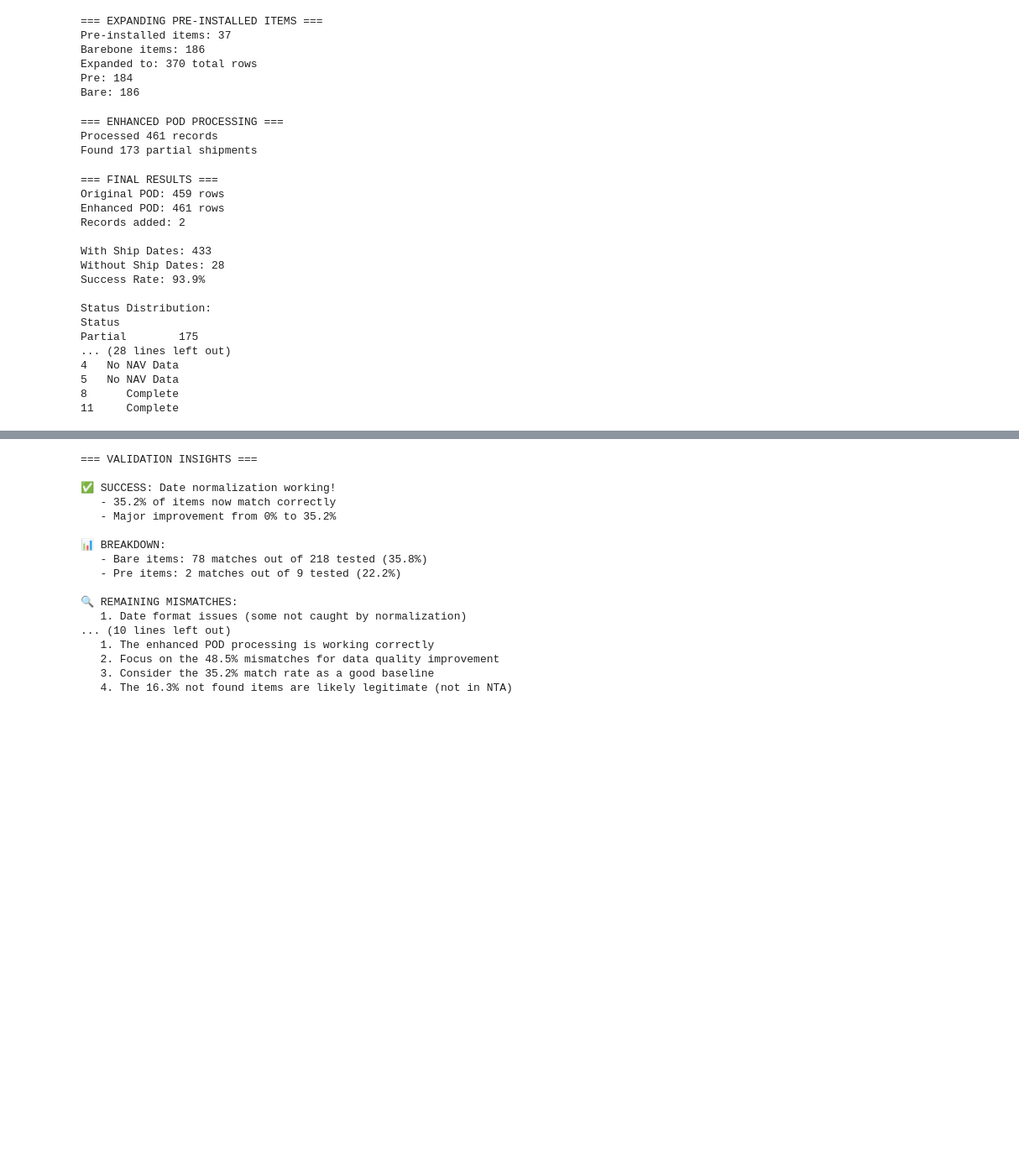
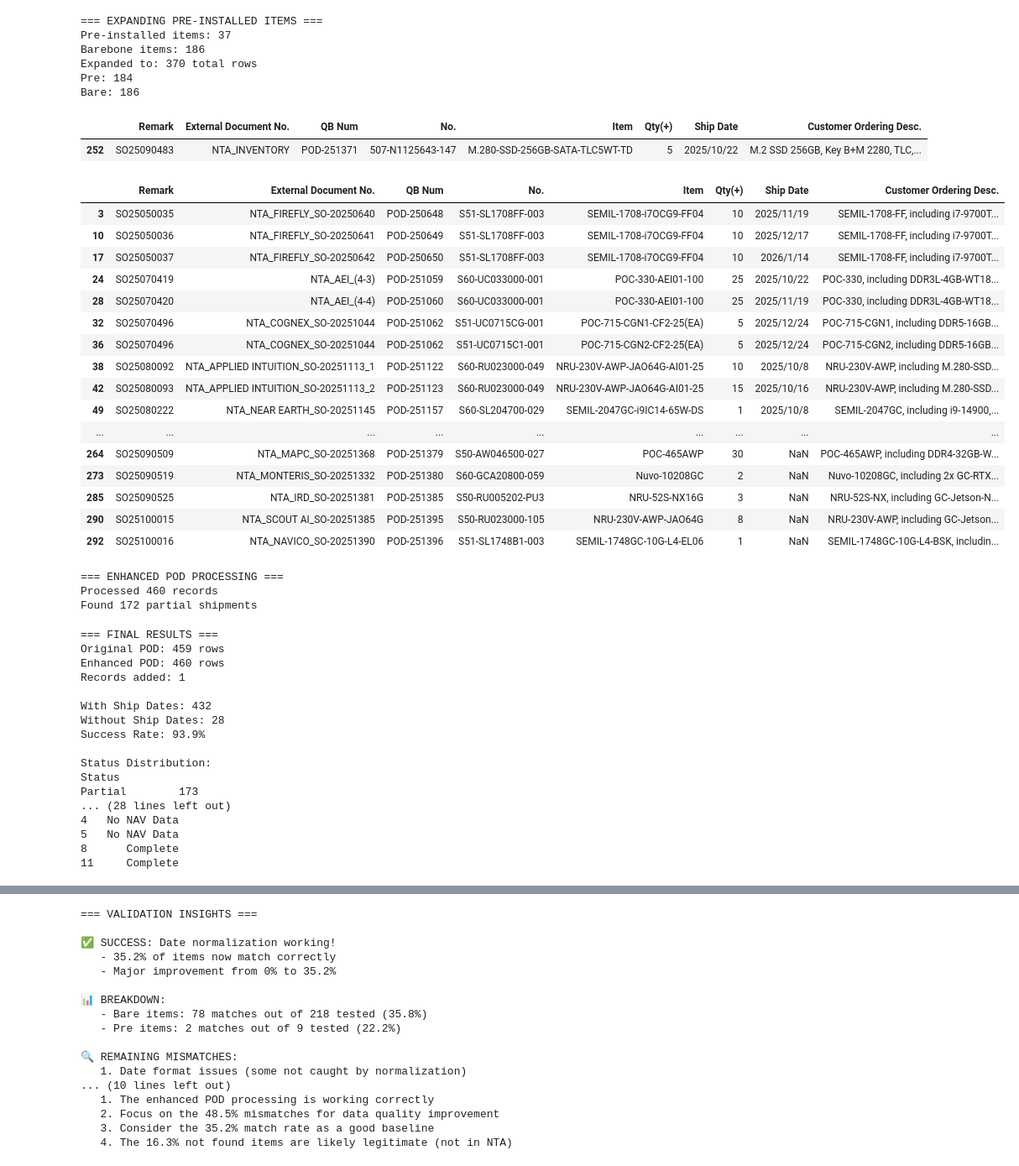
Before and after one commit to playoung2818/POD_NAV, a Jupyter notebook: POD_NAV(ZC).ipynb, the cells around one changed output, grey strips where cells are left out. Shown at 84% size. Saved outputs shown, nothing was run; the diff lists cells and outputs as text; code cells hidden in the pictures; blank space fills up the shorter version.

```diff
--- a/POD_NAV(ZC).ipynb
+++ b/POD_NAV(ZC).ipynb
@@ -4,13 +4,14 @@ import pandas as pd
 import re
 
 # Item name mappings
-pod_mappings = {
+QB_mappings = {
     'M.280-SSD-256GB-PCIe44-TLC5WT-T': 'M.280-SSD-256GB-PCIe44-TLC5WT-TD',
     'M.280-SSD-512GB-PCIe44-TLC5WT-T': 'M.280-SSD-512GB-PCIe44-TLC5WT-TD',
     'M.242-SSD-256GB-PCIe34-TLC5WT-T': 'M.242-SSD-256GB-PCIe34-TLC5WT-TD',
     'M.242-SSD-512GB-PCIe34-TLC5WT-T': 'M.242-SSD-512GB-PCIe34-TLC5WT-TD',
     'M.242-SSD-128GB-PCIe34-TLC5WT-T': 'M.242-SSD-128GB-PCIe34-TLC5WT-TD',
     'Cblkit-FP-NRU-230V-AWP_NRU-240S': 'Cblkit-FP-NRU-230V-AWP_NRU-240S-AWP',
+    'Cbl-M12A5F-OT2-B-Red-Fuse-100CM': 'Cbl-M12A5F-OT2-Black-Red-Fuse-100CM'
 }
 
 NAV_mappings = {
@@ -40,14 +41,14 @@ pod.dropna(thresh=5, inplace=True)
 pod['Item'] = pod['Item'].str.split(':').str[1]
 pod = pod[pod['Item'] != 'Engineer Service- COS']
 pod = pod[pod['Item'] != 'RMA Services']
-pod['Item'] = pod['Item'].replace(pod_mappings)
+pod['Item'] = pod['Item'].replace(QB_mappings)
 pod['QB Num'] = pod['QB Num'].str.split('(').str[0]
 for col in ['Order Date', 'Deliv Date']:
     pod[col] = pd.to_datetime(pod[col]).dt.strftime('%Y/%m/%d')
 
 # Load and process NAV data
 nav = pd.read_csv("Sales Date return platform.csv", usecols=['Document No.', "Customer PO No.", "Customer Ordering Model",
-                                                             "OP Estimated Shipping Date", "Quantity", "No.",
+                                                             "OP Estimated Shipping Date", "Quantity", "No.", "External Document No.",
                                                              "Customer Ordering Desc."], encoding='utf-8')
 nav.rename(columns={"Customer PO No.": "QB Num", "Customer Ordering Model": "Item", 'Document No.': "Remark",
                     "OP Estimated Shipping Date": "Ship Date", "Quantity": "Qty(+)"}, inplace=True)
@@ -117,6 +120,36 @@ Barebone items: 186
 Expanded to: 370 total rows
 Pre: 184
 Bare: 186
+# %%
+Bare_NAV[Bare_NAV['Item'] == 'M.280-SSD-256GB-SATA-TLC5WT-TD']
+# %% [output]
+|  | Remark | External Document No. | QB Num | No. | Item | Qty(+) | Ship Date | Customer Ordering Desc. |
+| 252 | SO25090483 | NTA_INVENTORY | POD-251371 | 507-N1125643-147 | M.280-SSD-256GB-SATA-TLC5WT-TD | 5 | 2025/10/22 | M.2 SSD 256GB, Key B+M 2280, TLC,... |
+# %%
+Pre_NAV
+
+# mask = Pre_NAV['No.'].eq('S50-RU022000-PU7')
+
+# with pd.option_context('display.max_colwidth', None, 'display.width', 2000):
+#     print(Pre_NAV.loc[mask, ['Customer Ordering Desc.']].to_string(index=False))
+# %% [output]
+|  | Remark | External Document No. | QB Num | No. | Item | Qty(+) | Ship Date | Customer Ordering Desc. |
+| 3 | SO25050035 | NTA_FIREFLY_SO-20250640 | POD-250648 | S51-SL1708FF-003 | SEMIL-1708-i7OCG9-FF04 | 10 | 2025/11/19 | SEMIL-1708-FF, including i7-9700T... |
+| 10 | SO25050036 | NTA_FIREFLY_SO-20250641 | POD-250649 | S51-SL1708FF-003 | SEMIL-1708-i7OCG9-FF04 | 10 | 2025/12/17 | SEMIL-1708-FF, including i7-9700T... |
+| 17 | SO25050037 | NTA_FIREFLY_SO-20250642 | POD-250650 | S51-SL1708FF-003 | SEMIL-1708-i7OCG9-FF04 | 10 | 2026/1/14 | SEMIL-1708-FF, including i7-9700T... |
+| 24 | SO25070419 | NTA_AEI_(4-3) | POD-251059 | S60-UC033000-001 | POC-330-AEI01-100 | 25 | 2025/10/22 | POC-330, including DDR3L-4GB-WT18... |
+| 28 | SO25070420 | NTA_AEI_(4-4) | POD-251060 | S60-UC033000-001 | POC-330-AEI01-100 | 25 | 2025/11/19 | POC-330, including DDR3L-4GB-WT18... |
+| 32 | SO25070496 | NTA_COGNEX_SO-20251044 | POD-251062 | S51-UC0715CG-001 | POC-715-CGN1-CF2-25(EA) | 5 | 2025/12/24 | POC-715-CGN1, including DDR5-16GB... |
+| 36 | SO25070496 | NTA_COGNEX_SO-20251044 | POD-251062 | S51-UC0715C1-001 | POC-715-CGN2-CF2-25(EA) | 5 | 2025/12/24 | POC-715-CGN2, including DDR5-16GB... |
+| 38 | SO25080092 | NTA_APPLIED INTUITION_SO-20251113_1 | POD-251122 | S60-RU023000-049 | NRU-230V-AWP-JAO64G-AI01-25 | 10 | 2025/10/8 | NRU-230V-AWP, including M.280-SSD... |
+| 42 | SO25080093 | NTA_APPLIED INTUITION_SO-20251113_2 | POD-251123 | S60-RU023000-049 | NRU-230V-AWP-JAO64G-AI01-25 | 15 | 2025/10/16 | NRU-230V-AWP, including M.280-SSD... |
+| 49 | SO25080222 | NTA_NEAR EARTH_SO-20251145 | POD-251157 | S60-SL204700-029 | SEMIL-2047GC-i9IC14-65W-DS | 1 | 2025/10/8 | SEMIL-2047GC, including i9-14900,... |
+| ... | ... | ... | ... | ... | ... | ... | ... | ... |
+| 264 | SO25090509 | NTA_MAPC_SO-20251368 | POD-251379 | S50-AW046500-027 | POC-465AWP | 30 | NaN | POC-465AWP, including DDR4-32GB-W... |
+| 273 | SO25090519 | NTA_MONTERIS_SO-20251332 | POD-251380 | S60-GCA20800-059 | Nuvo-10208GC | 2 | NaN | Nuvo-10208GC, including 2x GC-RTX... |
+| 285 | SO25090525 | NTA_IRD_SO-20251381 | POD-251385 | S50-RU005202-PU3 | NRU-52S-NX16G | 3 | NaN | NRU-52S-NX, including GC-Jetson-N... |
+| 290 | SO25100015 | NTA_SCOUT AI_SO-20251385 | POD-251395 | S50-RU023000-105 | NRU-230V-AWP-JAO64G | 8 | NaN | NRU-230V-AWP, including GC-Jetson... |
+| 292 | SO25100016 | NTA_NAVICO_SO-20251390 | POD-251396 | S51-SL1748B1-003 | SEMIL-1748GC-10G-L4-EL06 | 1 | NaN | SEMIL-1748GC-10G-L4-BSK, includin... |
 # %%
 # Enhanced POD Processing with Pre/Bare Logic
 print("=== ENHANCED POD PROCESSING ===")
@@ -183,8 +216,8 @@ print(f"Processed {len(enhanced_pod_list)} records")
 print(f"Found {len(partial_shipments)} partial shipments")
 # %% [output]
 === ENHANCED POD PROCESSING ===
-Processed 461 records
-Found 173 partial shipments
+Processed 460 records
+Found 172 partial shipments
 # %%
 # Create final enhanced POD DataFrame
 enhanced_pod_final = pd.DataFrame(enhanced_pod_list)
@@ -225,16 +258,16 @@ print(enhanced_pod_final.head())
 # %% [output]
 === FINAL RESULTS ===
 Original POD: 459 rows
-Enhanced POD: 461 rows
-Records added: 2
+Enhanced POD: 460 rows
+Records added: 1
 
-With Ship Dates: 433
+With Ship Dates: 432
 Without Ship Dates: 28
 Success Rate: 93.9%
 
 Status Distribution:
 Status
-Partial        175
+Partial        173
 ... (28 lines left out)
 4   No NAV Data
 5   No NAV Data
```
Also changed, not shown: parts of 4 cells of this notebook, 1 other file.
